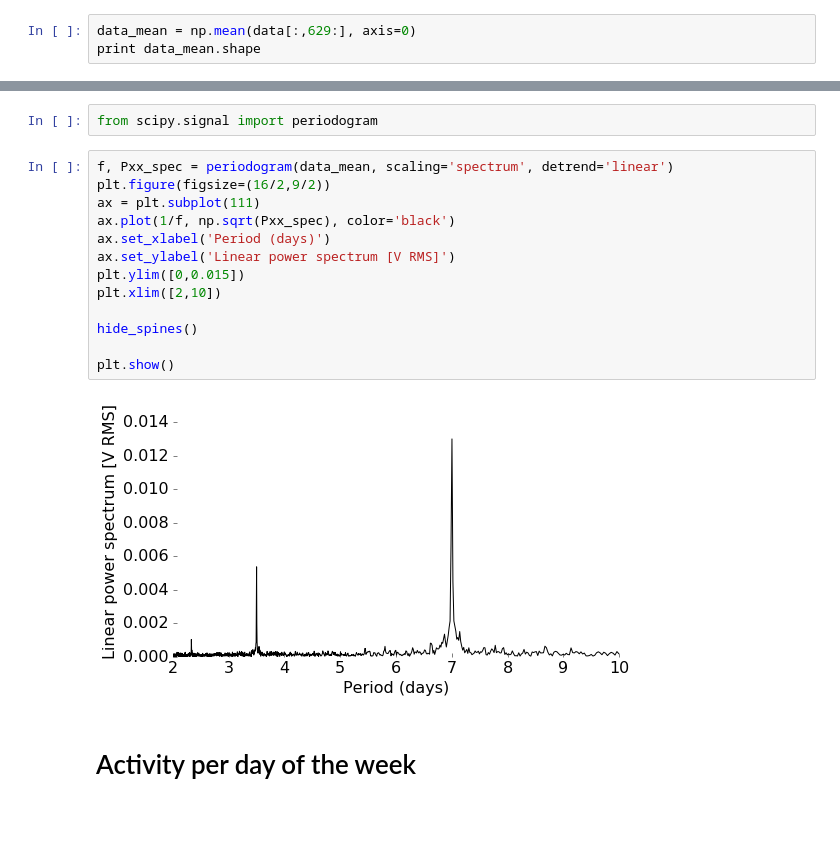
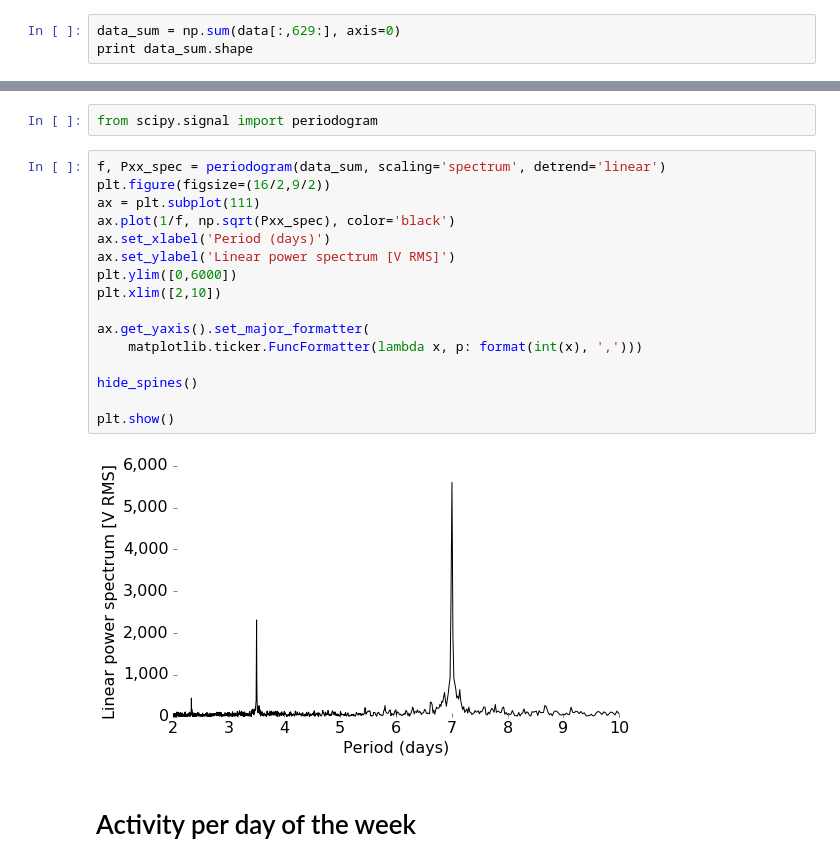
Before and after one commit to JeroenDelcour/redditStats, a Jupyter notebook: subreddits activity/subreddit video.ipynb, the cells around one changed output, grey strips where cells are left out. Cells and saved outputs as stored; diff of their text form; blank space fills up the shorter version.

```diff
--- a/subreddits activity/subreddit video.ipynb
+++ b/subreddits activity/subreddit video.ipynb
@@ -362,8 +362,8 @@ Wall time: 18min 4s
 # %% [markdown]
 # Frequency analysis
 # %%
-data_mean = np.mean(data[:,629:], axis=0)
-print data_mean.shape
+data_sum = np.sum(data[:,629:], axis=0)
+print data_sum.shape
 # %% [output]
 (2878,)
 # %%
@@ -394,20 +397,23 @@ plt.show()
 # %%
 from scipy.signal import periodogram
 # %%
-f, Pxx_spec = periodogram(data_mean, scaling='spectrum', detrend='linear')
+f, Pxx_spec = periodogram(data_sum, scaling='spectrum', detrend='linear')
 plt.figure(figsize=(16/2,9/2))
 ax = plt.subplot(111)
 ax.plot(1/f, np.sqrt(Pxx_spec), color='black')
 ax.set_xlabel('Period (days)')
 ax.set_ylabel('Linear power spectrum [V RMS]')
-plt.ylim([0,0.015])
+plt.ylim([0,6000])
 plt.xlim([2,10])
+
+ax.get_yaxis().set_major_formatter(
+    matplotlib.ticker.FuncFormatter(lambda x, p: format(int(x), ',')))
 
 hide_spines()
 
 plt.show()
 # %% [output]
-[figure, old version]
+[figure, new version]
 # %% [markdown]
 # Activity per day of the week
 # %%
```
Also changed, not shown: parts of 9 cells of this notebook.
